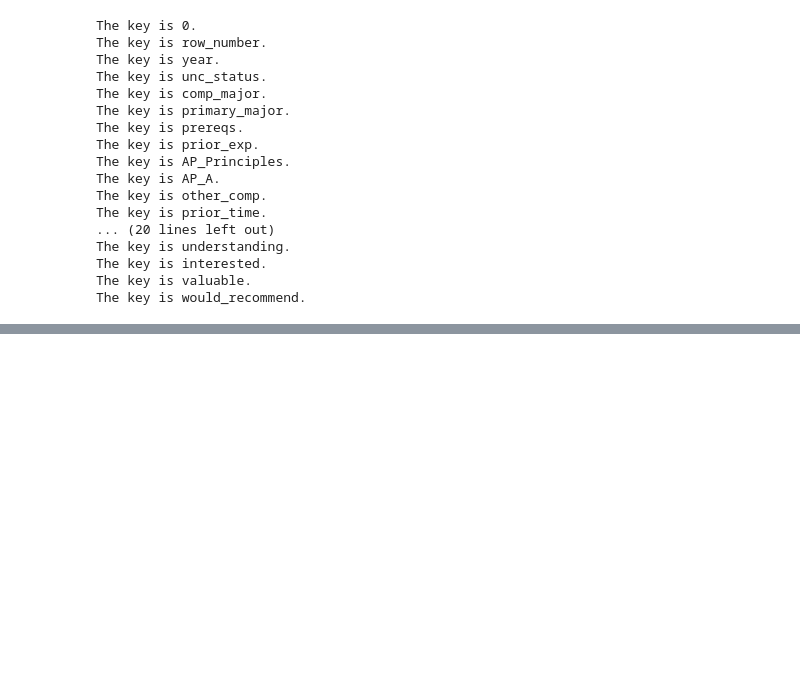
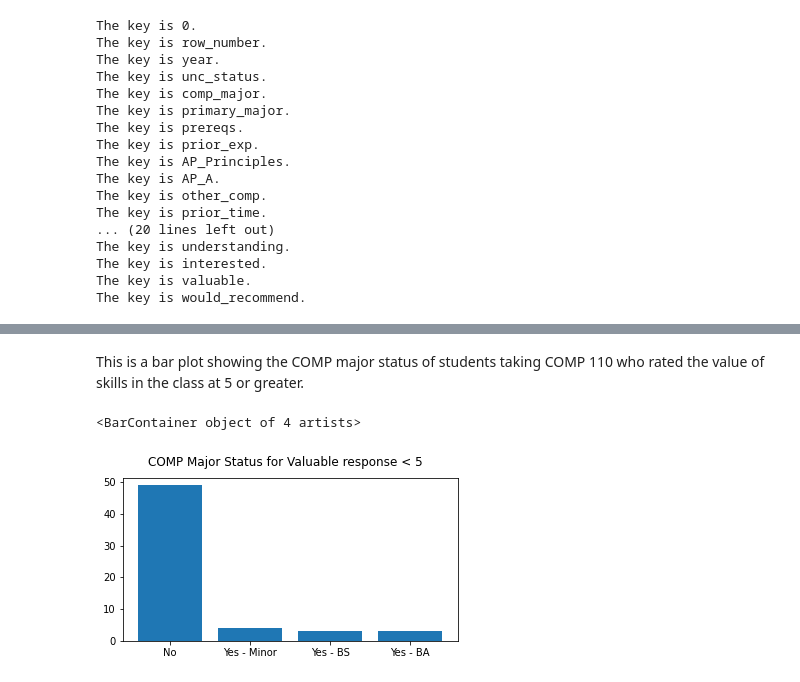
Before and after one commit to kimcha-0/comp110-21ss1-workspace, a Jupyter notebook: projects/pj01.ipynb, the cells around one changed output, grey strips where cells are left out. Saved outputs shown, nothing was run; the diff lists cells and outputs as text; code cells hidden in the pictures; blank space fills up the shorter version.

```diff
--- a/projects/pj01.ipynb
+++ b/projects/pj01.ipynb
@@ -80,0 +96,15 @@ major_counts: {'No': 206, 'Yes - BS': 32, 'Yes - Minor': 35, 'Yes - BA': 27}
+# %% [markdown]
+This is a bar plot showing the COMP major status of students taking COMP 110 who rated the value of skills in the class at 5 or greater.
+# %%
+import matplotlib.pyplot as plt
+
+data_1 = major_counts_low_value
+names_1 = list(data_1.keys())
+values_1 = list(data_1.values())
+
+plt.figure(figsize=(6, 3))
+plt.suptitle('COMP Major Status for Valuable response < 5')
+plt.bar(names_1, values_1)
+# %% [output]
+<BarContainer object of 4 artists>
+[figure, added]
```
Also changed, not shown: parts of 15 cells of this notebook.
